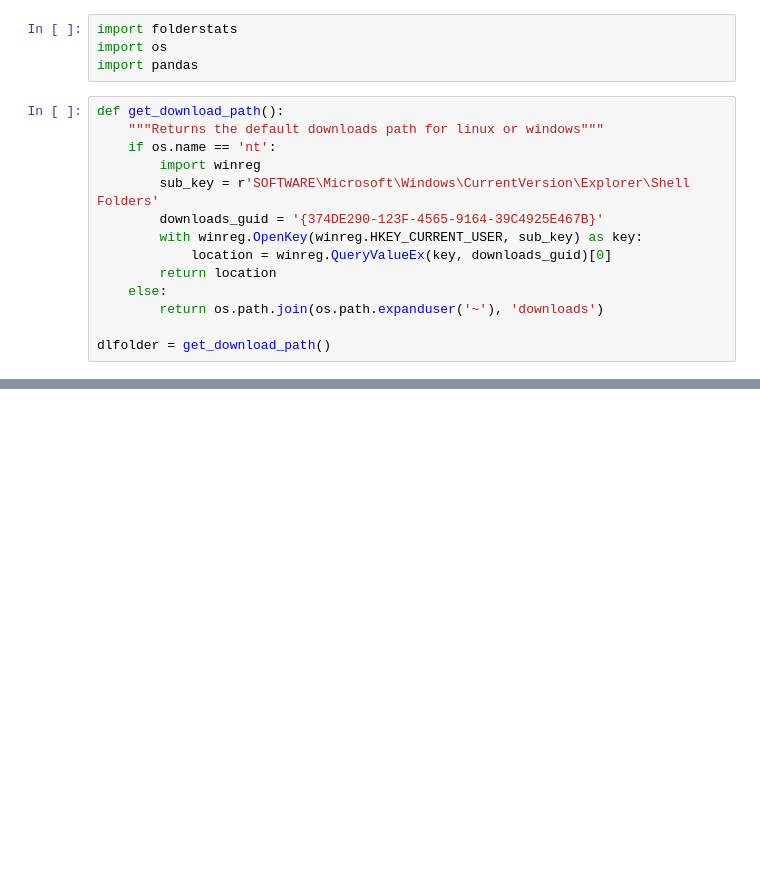
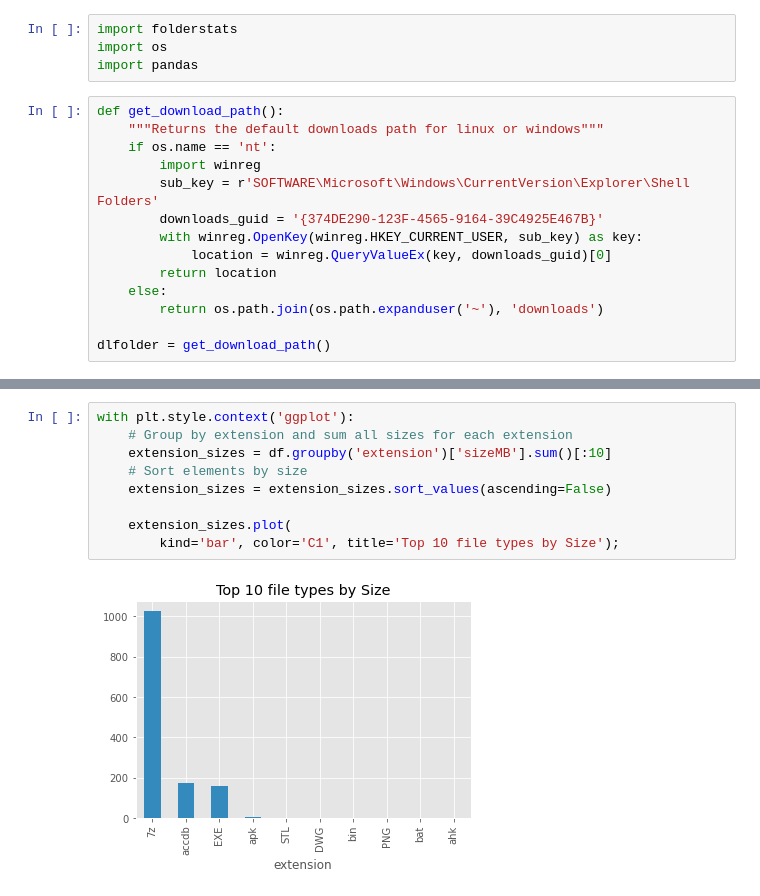
Before and after one commit to sebrb84/DLfoldercleaner, a Jupyter notebook: Downloadfolder stats.ipynb, the cells around one changed output, grey strips where cells are left out. Drawn from its saved outputs; the diff is of its cells as text; blank space fills up the shorter version.

```diff
--- a/Downloadfolder stats.ipynb
+++ b/Downloadfolder stats.ipynb
@@ -92,0 +97,11 @@ df.describe()
+# %%
+with plt.style.context('ggplot'):
+    # Group by extension and sum all sizes for each extension
+    extension_sizes = df.groupby('extension')['sizeMB'].sum()[:10]
+    # Sort elements by size
+    extension_sizes = extension_sizes.sort_values(ascending=False)
+
+    extension_sizes.plot(
+        kind='bar', color='C1', title='Top 10 file types by Size');
+# %% [output]
+[figure, added]
```
Also changed, not shown: parts of 17 cells of this notebook.
